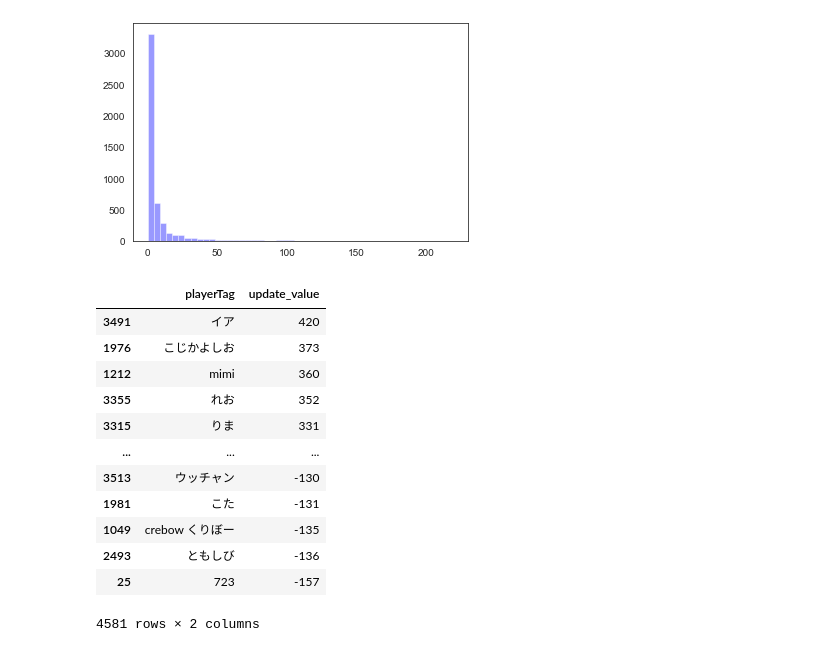
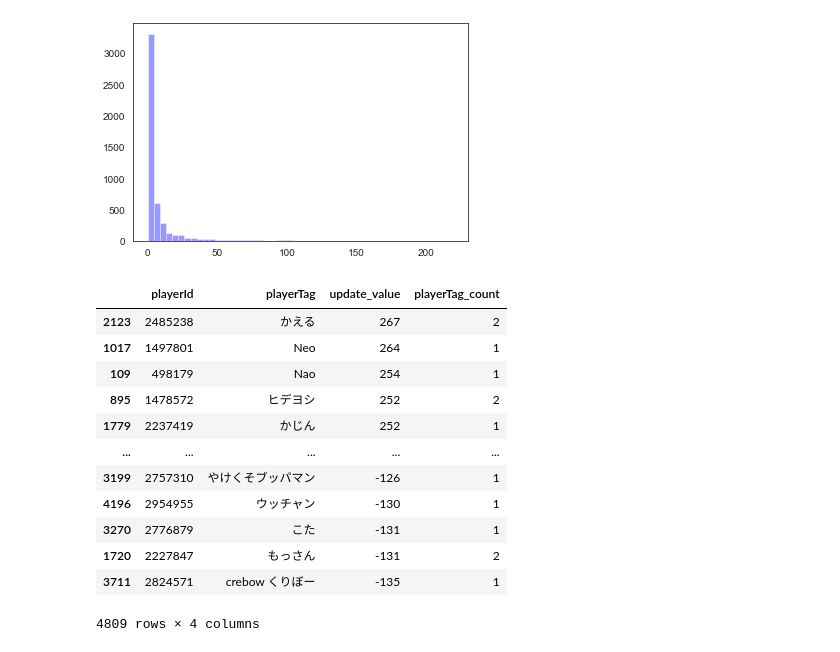
Before and after one commit to yoyoyo4/kagaribi_8_seed, a Jupyter notebook: ELO_rating_seed.ipynb, the cells around one changed output. Drawn from its saved outputs; the diff is of its cells as text; code cells hidden in the pictures.

```diff
--- a/ELO_rating_seed.ipynb
+++ b/ELO_rating_seed.ipynb
@@ -416,29 +416,31 @@ Name: n_plus_match_per_player, dtype: float64
 [figure]
 # %%
 # レート収支降順ソートした後に所定の試合数だけ各プレイヤーから抽出し、レート更新値を計算し直す
+# searched_player_nameで集計すると同名プレイヤーが合成されてしまうので注意
 
 n_pickup_match = 10
 
 df_update = (df_player_rate
              .pipe(lambda x: x[x.match_cumcount <= n_pickup_match])
-             .groupby(["searched_player_name"], as_index=False).sum()
-             [["searched_player_name", "update_value"]]
-             .rename(columns={"searched_player_name":"playerTag"})
+             .groupby(["searched_player_id", "searched_player_name"], as_index=False).sum()
+             [["searched_player_id", "searched_player_name", "update_value"]]
+             .rename(columns={"searched_player_id":"playerId", "searched_player_name":"playerTag"})
              .sort_values("update_value", ascending=False)
+             .assign(playerTag_count = lambda x:x.groupby("playerTag")["playerTag"].transform("count")) # playerTag重複数
             )
 df_update
 # %% [output]
-|  | playerTag | update_value |
-| 3491 | イア | 420 |
-| 1976 | こじかよしお | 373 |
-| 1212 | mimi | 360 |
-| 3355 | れお | 352 |
-| 3315 | りま | 331 |
-| ... | ... | ... |
-| 3513 | ウッチャン | -130 |
-| 1981 | こた | -131 |
-| 1049 | crebow くりぼー | -135 |
-| 2493 | ともしび | -136 |
-| 25 | 723 | -157 |
+|  | playerId | playerTag | update_value | playerTag_count |
+| 2123 | 2485238 | かえる | 267 | 2 |
+| 1017 | 1497801 | Neo | 264 | 1 |
+| 109 | 498179 | Nao | 254 | 1 |
+| 895 | 1478572 | ヒデヨシ | 252 | 2 |
+| 1779 | 2237419 | かじん | 252 | 1 |
+| ... | ... | ... | ... | ... |
+| 3199 | 2757310 | やけくそブッパマン | -126 | 1 |
+| 4196 | 2954955 | ウッチャン | -130 | 1 |
+| 3270 | 2776879 | こた | -131 | 1 |
+| 1720 | 2227847 | もっさん | -131 | 2 |
+| 3711 | 2824571 | crebow くりぼー | -135 | 1 |
-4581 rows × 2 columns
+4809 rows × 4 columns
 # %%
```
Also changed, not shown: parts of 4 cells of this notebook.
